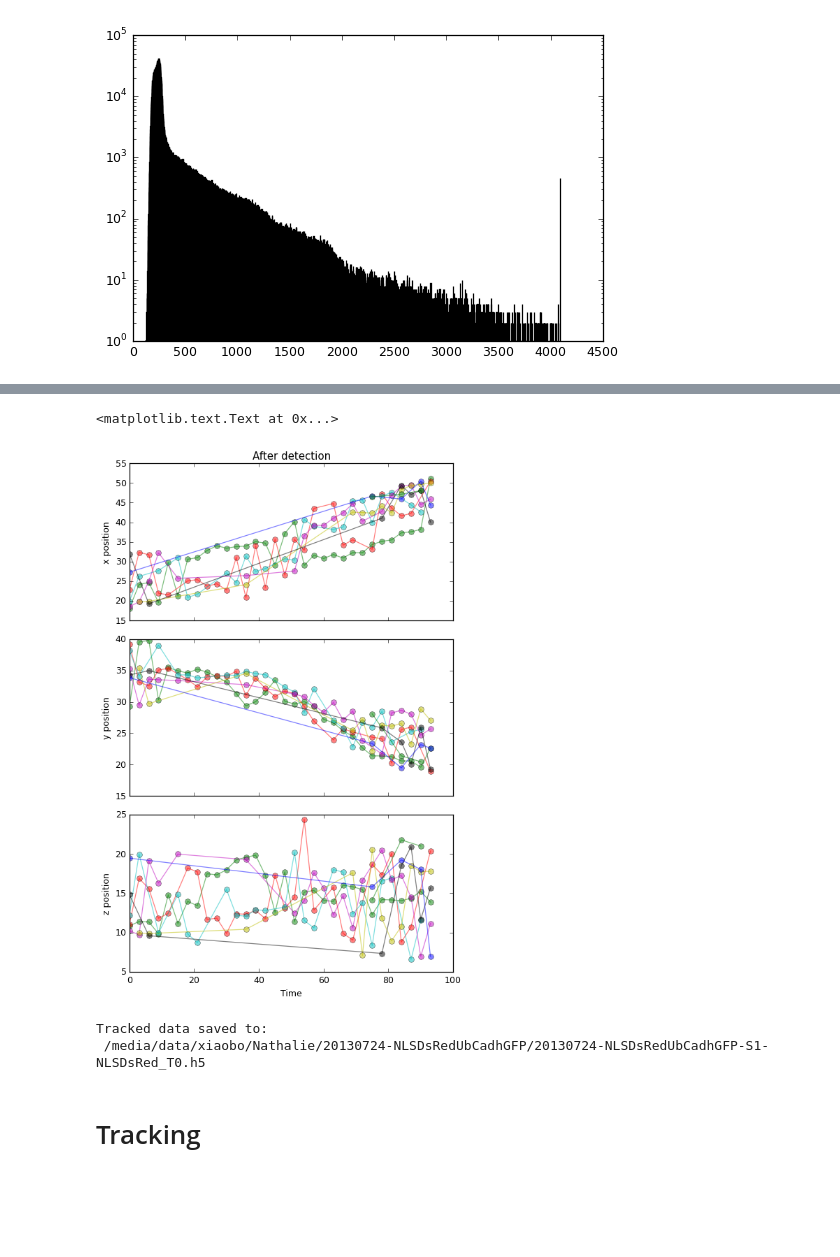
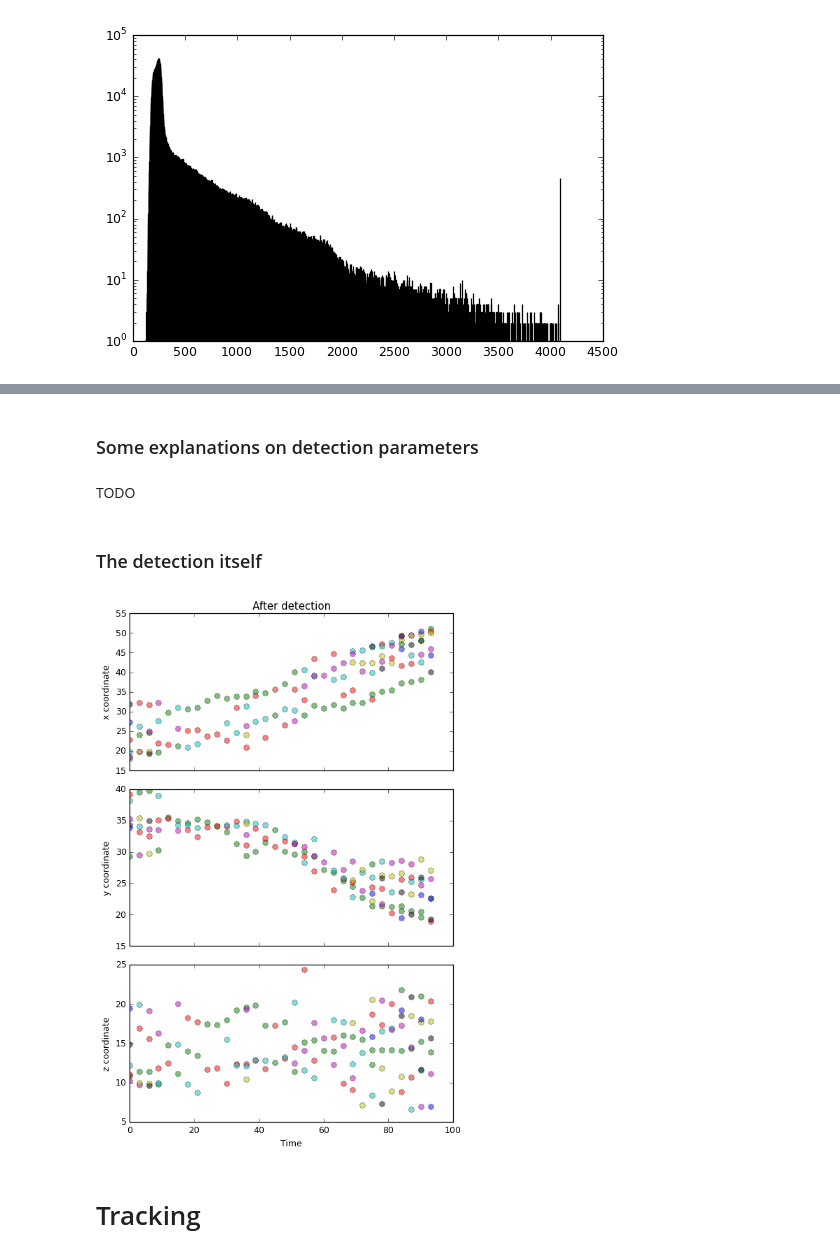
Before and after one commit to glyg/cell-tracker, a Jupyter notebook: notebooks/Segmentation and Tracking.ipynb, the cells around one changed output, grey strips where cells are left out. Drawn from its saved outputs; the diff is of its cells as text; code cells hidden in the pictures; blank space fills up the shorter version.

```diff
--- a/notebooks/Segmentation and Tracking.ipynb
+++ b/notebooks/Segmentation and Tracking.ipynb
@@ -6,5 +10,5 @@
 # %%
 default_path = '/media/data/xiaobo'
-stack_io = get_stacks(default_path)
+cluster = get_cluster(default_path)
 # %% [output]
 Choosen data path: /media/data/xiaobo/Nathalie/20130724-NLSDsRedUbCadhGFP
@@ -21,0 +17,16 @@ stack_io.metadata['TimeIncrement'] = 3.
+# %%
+### The magnification of the objective
+magnification = 40
+### The detector pixel size
+pixel_size = 6.45
+
+### We deduce the physical size of a pixel
+physical_size = pixel_size / magnification
+
+### And set the corresponding data accordingly
+cluster.metadata['PhysicalSizeX'] = physical_size
+cluster.metadata['PhysicalSizeY'] = physical_size
+
+### Also check those
+cluster.metadata['PhysicalSizeZ'] = 1.5
+cluster.metadata['TimeIncrement'] = 3.
@@ -44,2 +59,8 @@ stack_iterator = ct.build_iterator(stack_io, preprocess_highpass)
+# %% [markdown]
+### Some explanations on detection parameters
+# %% [markdown]
+TODO
 # %%
-parameters = {'segment_method':'otsu', 'correction':1., 'min_z_size':3}
+parameters = {'segment_method':'otsu', ## either 'otsu' or 'naive'
+              'correction':1.,
+              'min_z_size':3}
@@ -52,17 +67,18 @@ cell_positions = nuclei_detector(stack_iterator(),
+# %% [markdown]
+### The detection itself
 # %%
-axes = draw.plot_3coords(cell_positions, ls='o',
-                         text=False, alpha=0.5)
-axes[0].set_title('After detection')
+cluster.detect_cells(preprocess_highpass,
+                     parameters=parameters,
+                     parallel=False,
+                     mapper=None)
+
+### Ploting the results
+axes = draw.plot_3coords(cluster.trajs,
+                         text=False,
+                         ls='o',
+                         alpha=0.5)
+title = axes[0].set_title('After detection')
 # %% [output]
-<matplotlib.text.Text at 0x...>
-[figure, old version]
+[figure, new version]
-# %%
-oio = ObjectsIO(stack_io.metadata)
-oio['metadata'] = oio.metadata
-oio['trajs'] = cell_positions
-print('Tracked data saved to:\n {}'.format(oio.store_path))
-# %% [output]
-Tracked data saved to:
- /media/data/xiaobo/Nathalie/20130724-NLSDsRedUbCadhGFP/20130724-NLSDsRedUbCadhGFP-S1-NLSDsRed_T0.h5
 # %% [markdown]
 # Tracking
```
Also changed, not shown: parts of 34 cells of this notebook, 8 other files.
